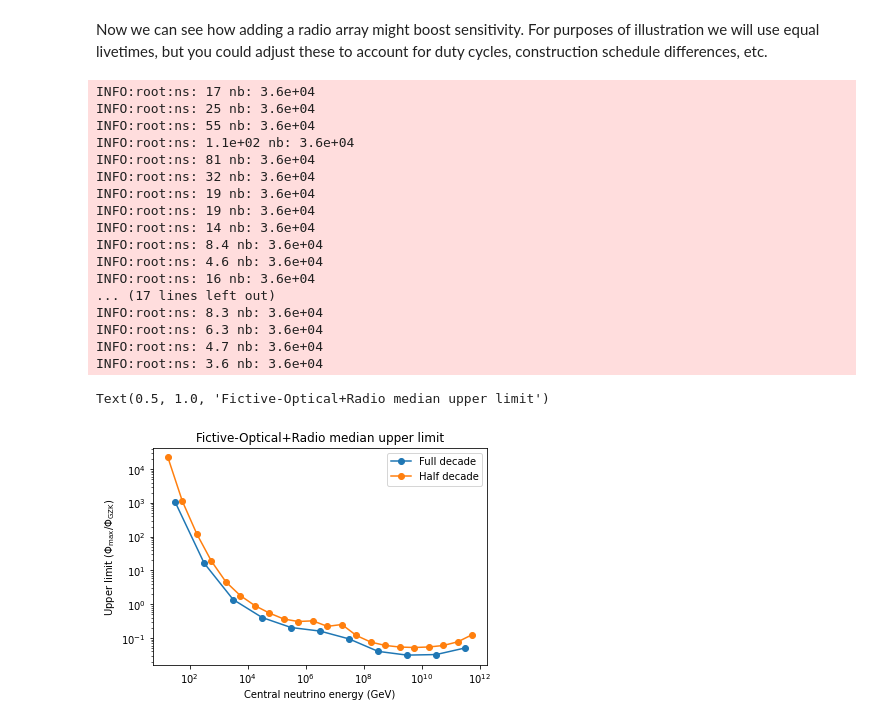
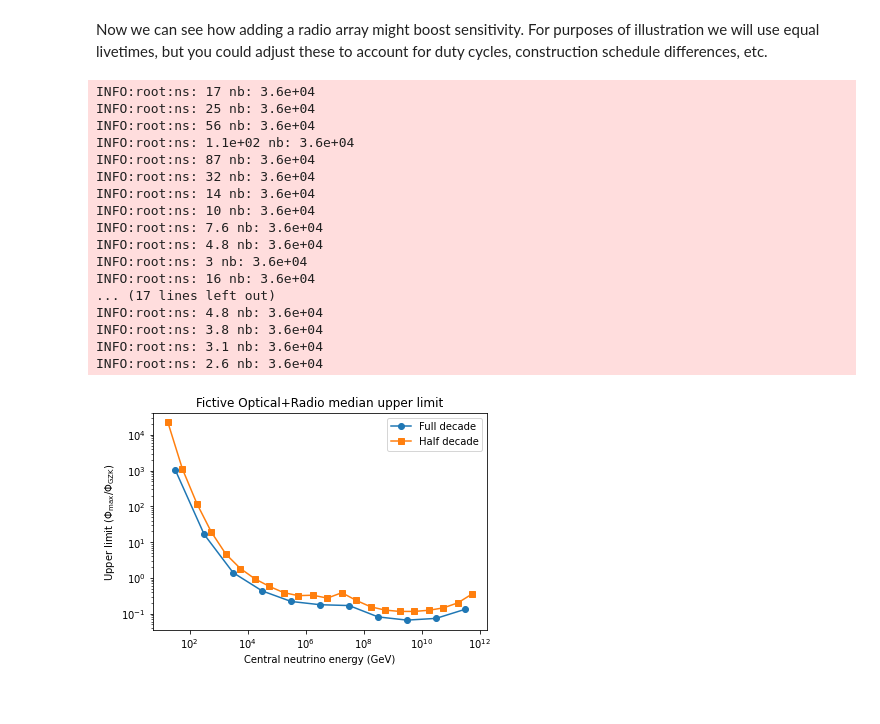
Before and after one commit to icecube/toise, a Jupyter notebook: notebooks/tutorials/001-Framework_Introduction.ipynb, the cells around one changed output. Saved outputs shown, nothing was run; the diff lists cells and outputs as text; code cells hidden in the pictures.

```diff
--- a/notebooks/tutorials/001-Framework_Introduction.ipynb
+++ b/notebooks/tutorials/001-Framework_Introduction.ipynb
@@ -198,35 +205,36 @@ Text(0.5, 1.0, 'Fictive-Optical median upper limit')
 # %% [markdown]
 Now we can see how adding a radio array might boost sensitivity. For purposes of illustration we will use equal livetimes, but you could adjust these to account for duty cycles, construction schedule differences, etc.
 # %%
-fom_with_radio = figures_of_merit.GZK({'Fictive-Optical': 15, 'Gen2-Radio': 15})
+fom_with_radio = figures_of_merit.GZK({'Fictive-Optical': 15, 'Fictive-Radio': 15})
 # %%
 fulldecade_withradio = fom_with_radio.benchmark(figures_of_merit.DIFF.ul, decades=1)
 halfdecade_withradio = fom_with_radio.benchmark(figures_of_merit.DIFF.ul, decades=0.5)
 # %% [output]
 INFO:root:ns: 17 nb: 3.6e+04
 INFO:root:ns: 25 nb: 3.6e+04
-INFO:root:ns: 55 nb: 3.6e+04
+INFO:root:ns: 56 nb: 3.6e+04
 INFO:root:ns: 1.1e+02 nb: 3.6e+04
-INFO:root:ns: 81 nb: 3.6e+04
+INFO:root:ns: 87 nb: 3.6e+04
 INFO:root:ns: 32 nb: 3.6e+04
-INFO:root:ns: 19 nb: 3.6e+04
-INFO:root:ns: 19 nb: 3.6e+04
 INFO:root:ns: 14 nb: 3.6e+04
-INFO:root:ns: 8.4 nb: 3.6e+04
-INFO:root:ns: 4.6 nb: 3.6e+04
+INFO:root:ns: 10 nb: 3.6e+04
+INFO:root:ns: 7.6 nb: 3.6e+04
+INFO:root:ns: 4.8 nb: 3.6e+04
+INFO:root:ns: 3 nb: 3.6e+04
 INFO:root:ns: 16 nb: 3.6e+04
 ... (17 lines left out)
-INFO:root:ns: 8.3 nb: 3.6e+04
-INFO:root:ns: 6.3 nb: 3.6e+04
-INFO:root:ns: 4.7 nb: 3.6e+04
-INFO:root:ns: 3.6 nb: 3.6e+04
+INFO:root:ns: 4.8 nb: 3.6e+04
+INFO:root:ns: 3.8 nb: 3.6e+04
+INFO:root:ns: 3.1 nb: 3.6e+04
+INFO:root:ns: 2.6 nb: 3.6e+04
 # %%
-plt.loglog(*fulldecade_withradio[:2], marker='o', label='Full decade')
-plt.loglog(*halfdecade_withradio[:2], marker='o', label='Half decade')
-plt.ylabel(r'Upper limit ($\Phi_{\max}/\Phi_{\rm GZK}$)')
-plt.xlabel(r'Central neutrino energy (GeV)')
-plt.legend()
-plt.title('Fictive-Optical+Radio median upper limit')
+fig, ax = plt.subplots()
+ax.loglog(*fulldecade_withradio[:2], marker='o', label='Full decade')
+ax.loglog(*halfdecade_withradio[:2], marker='s', label='Half decade')
+ax.set_ylabel(r'Upper limit ($\Phi_{\max}/\Phi_{\rm GZK}$)')
+ax.set_xlabel(r'Central neutrino energy (GeV)')
+ax.legend()
+plt.title('Fictive Optical+Radio median upper limit')
+del fig, ax
 # %% [output]
-Text(0.5, 1.0, 'Fictive-Optical+Radio median upper limit')
-[figure, old version]
+[figure, new version]
```
Also changed, not shown: parts of 8 cells of this notebook, 1 other file.
